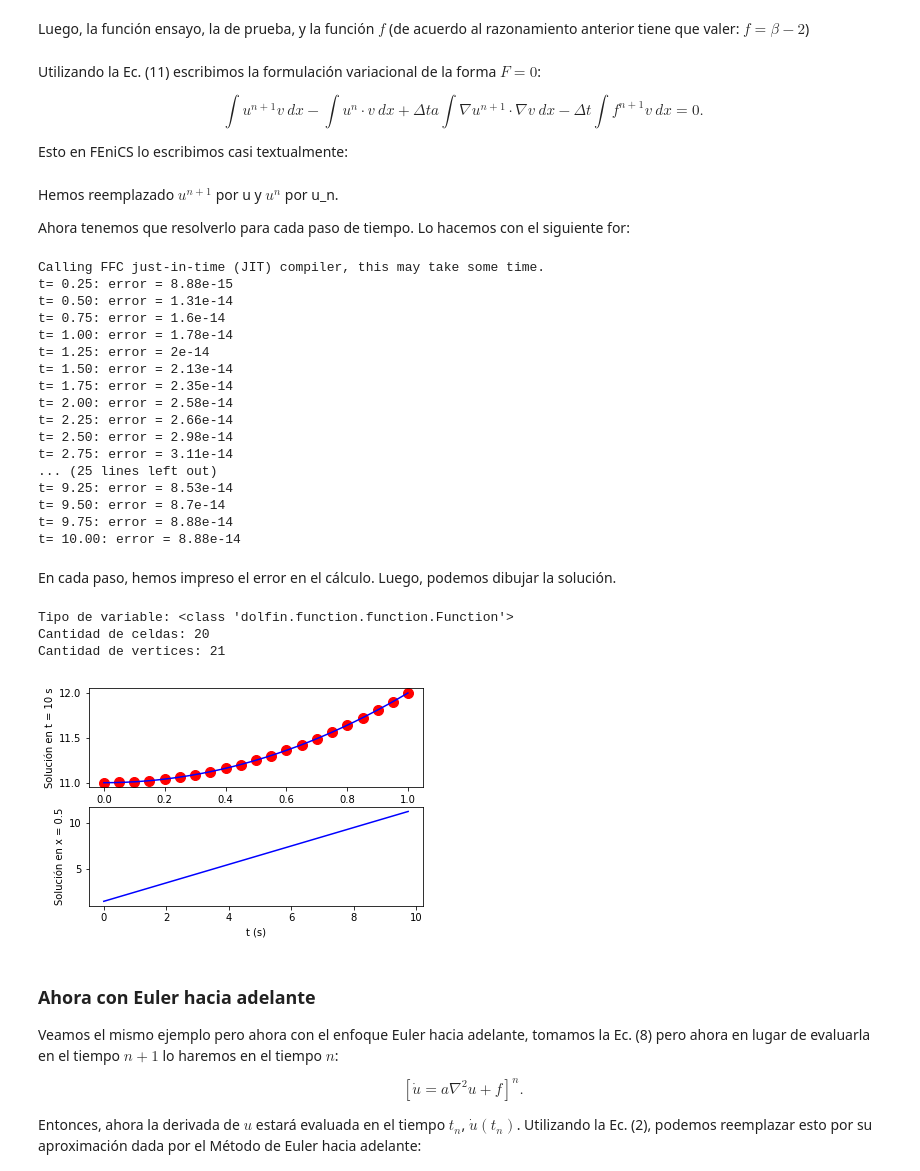
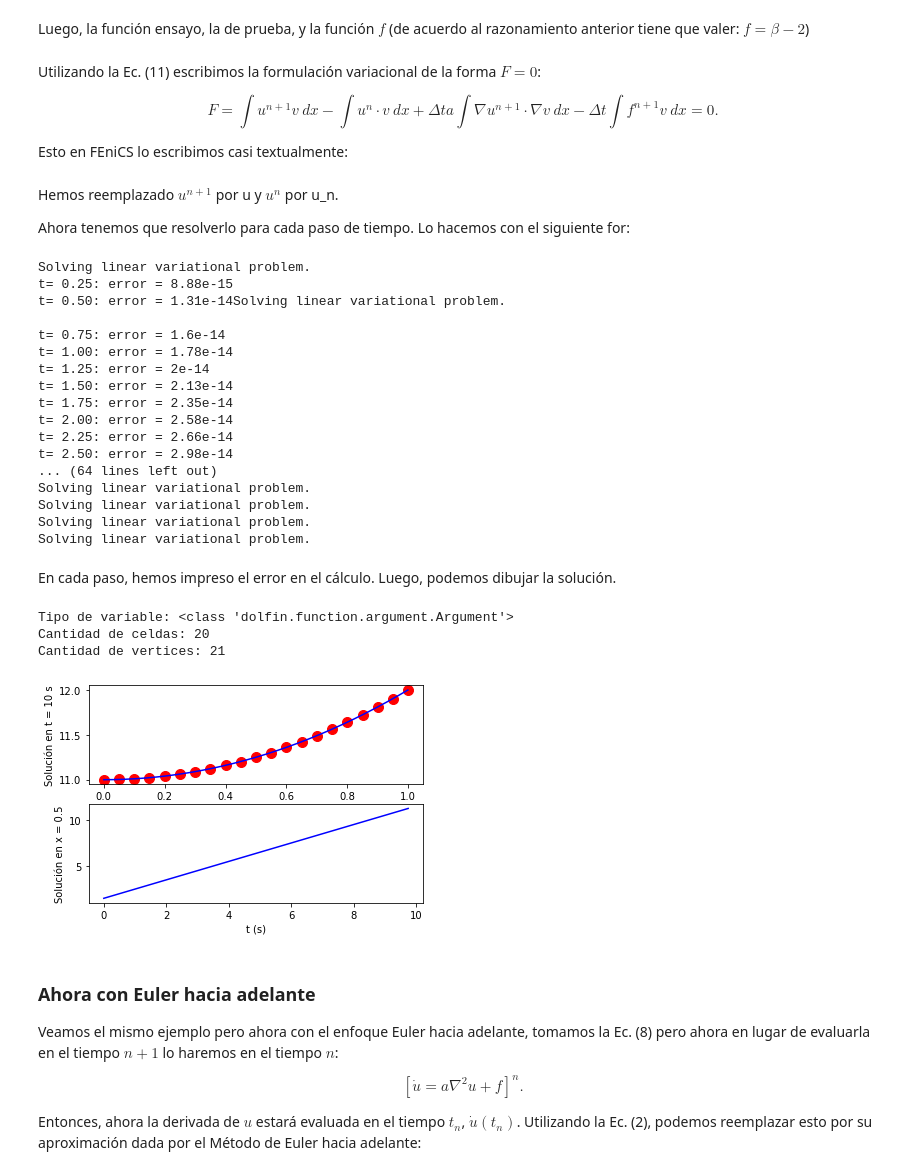
Before and after one commit to rirastorza/Intro2FEM, a Jupyter notebook: Problemas_dependientes_del_tiempo/Introduccion_problema_termico.ipynb, the cells around one changed output. Saved outputs shown, nothing was run; the diff lists cells and outputs as text; code cells hidden in the pictures.

```diff
--- a/Problemas_dependientes_del_tiempo/Introduccion_problema_termico.ipynb
+++ b/Problemas_dependientes_del_tiempo/Introduccion_problema_termico.ipynb
@@ -154,7 +158,7 @@ f = Constant(beta-2)
 # %% [markdown]
 Utilizando la Ec. (11) escribimos la formulación variacional de la forma $F=0$:
 
-$$\int u^{n+1} v \ dx - \int  u^{n}\cdot v \ dx + \Delta t a \int \nabla u^{n+1} \cdot \nabla v \ dx - \Delta t \int f^{n+1} v \ dx = 0 \tag{12}.$$
+$$F=\int u^{n+1} v \ dx - \int  u^{n}\cdot v \ dx + \Delta t a \int \nabla u^{n+1} \cdot \nabla v \ dx - \Delta t \int f^{n+1} v \ dx = 0 \tag{12}.$$
 
 Esto en FEniCS lo escribimos casi textualmente:
 # %%
@@ -165,29 +169,30 @@ Hemos reemplazado $u^{n+1}$ por u y $u^{n}$ por u_n.
 
 Ahora tenemos que resolverlo para cada paso de tiempo. Lo hacemos con el siguiente for:
 # %%
-u = Function(V)
+uu = Function(V)
 u_inter = []
 t = 0.0
 
 for nn in range(num_steps):
     # actualiza el tiempo
-    t += dt
+    t += dt# t = t+dt
     u_D.t = t
     # calcula la solución
-    solve(a == L, u, bc)
+    solve(a == L, uu, bc)
     # Temperatura a la mitad de la barra
-    u_inter.append(u(0.5))
+    u_inter.append(uu(0.5))
 
     #Calcula errores
     u_exacta = interpolate(u_D,V)
-    error = np.abs(u_exacta.vector()-u.vector()).max()
+    error = np.abs(u_exacta.vector()-uu.vector()).max()
     print('t= %.2f: error = %.3g' %(t,error))
 
-    u_n.assign(u)
+    u_n.assign(uu)
 # %% [output]
-Calling FFC just-in-time (JIT) compiler, this may take some time.
+Solving linear variational problem.
 t= 0.25: error = 8.88e-15
-t= 0.50: error = 1.31e-14
+t= 0.50: error = 1.31e-14Solving linear variational problem.
+
 t= 0.75: error = 1.6e-14
 t= 1.00: error = 1.78e-14
 t= 1.25: error = 2e-14
@@ -196,12 +201,11 @@ t= 1.75: error = 2.35e-14
 t= 2.00: error = 2.58e-14
 t= 2.25: error = 2.66e-14
 t= 2.50: error = 2.98e-14
-t= 2.75: error = 3.11e-14
-... (25 lines left out)
-t= 9.25: error = 8.53e-14
-t= 9.50: error = 8.7e-14
-t= 9.75: error = 8.88e-14
-t= 10.00: error = 8.88e-14
+... (64 lines left out)
+Solving linear variational problem.
+Solving linear variational problem.
+Solving linear variational problem.
+Solving linear variational problem.
 # %% [markdown]
 En cada paso, hemos impreso el error en el cálculo. Luego, podemos dibujar la solución.
 # %%
@@ -210,36 +214,36 @@ print('Tipo de variable:',type(u))
 import matplotlib.pyplot as plt
 import numpy as np
 
 #Extraigo los datos de la solucion u.
-uh = u.compute_vertex_values(mesh)
+uh = uu.compute_vertex_values(mesh)
 
 print('Cantidad de celdas:',nx)
 print('Cantidad de vertices:',len(uh))
 
 xu = np.linspace(0.0, 1.0, len(uh),endpoint = True)
 
 plt.subplot(2,1,1)
 plt.plot(xu,uh,'ro',markersize=10)
 
 ##Comparo con solucion exacta
 xe = np.arange(0.0,1.0,0.001)
 ue = 1.0+xe**2.0+beta*T
 plt.plot(xe,ue,'b')
 plt.ylabel('Solución en t = 10 s')
 plt.xlabel('x')
 
 plt.subplot(2,1,2)
 tiempo = np.arange(0.0,T,dt)
 plt.plot(tiempo,u_inter,'b')
 plt.ylabel('Solución en x = 0.5')
 plt.xlabel('t (s)')
 
 plt.show()
 # %% [output]
-Tipo de variable: <class 'dolfin.function.function.Function'>
+Tipo de variable: <class 'dolfin.function.argument.Argument'>
 Cantidad de celdas: 20
 Cantidad de vertices: 21
-[figure, old version]
+[figure, new version]
 # %% [markdown]
 ### Ahora con Euler hacia adelante
 
```
Also changed, not shown: parts of 2 cells of this notebook.
